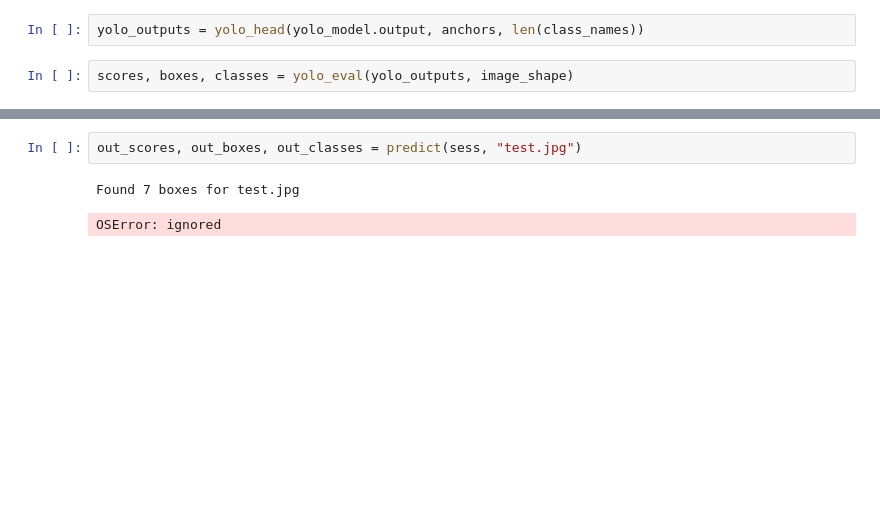
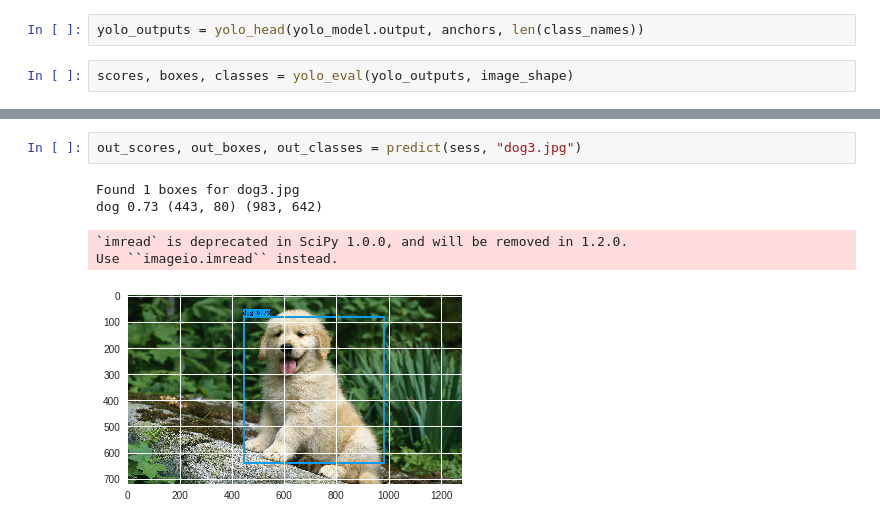
Before and after one commit to Rahul-15/object_detection, a Jupyter notebook: project.ipynb, the cells around one changed output, grey strips where cells are left out. Cells and saved outputs as stored; diff of their text form; blank space fills up the shorter version.

```diff
--- a/project.ipynb
+++ b/project.ipynb
@@ -359,5 +370,8 @@ def predict(sess, image_file):
 # %%
-out_scores, out_boxes, out_classes = predict(sess, "test.jpg")
+out_scores, out_boxes, out_classes = predict(sess, "dog3.jpg")
 # %% [output]
-Found 7 boxes for test.jpg
+Found 1 boxes for dog3.jpg
+dog 0.73 (443, 80) (983, 642)
-OSError: ignored
+`imread` is deprecated in SciPy 1.0.0, and will be removed in 1.2.0.
+Use ``imageio.imread`` instead.
+[figure, added]
```
Also changed, not shown: parts of 16 cells of this notebook.
